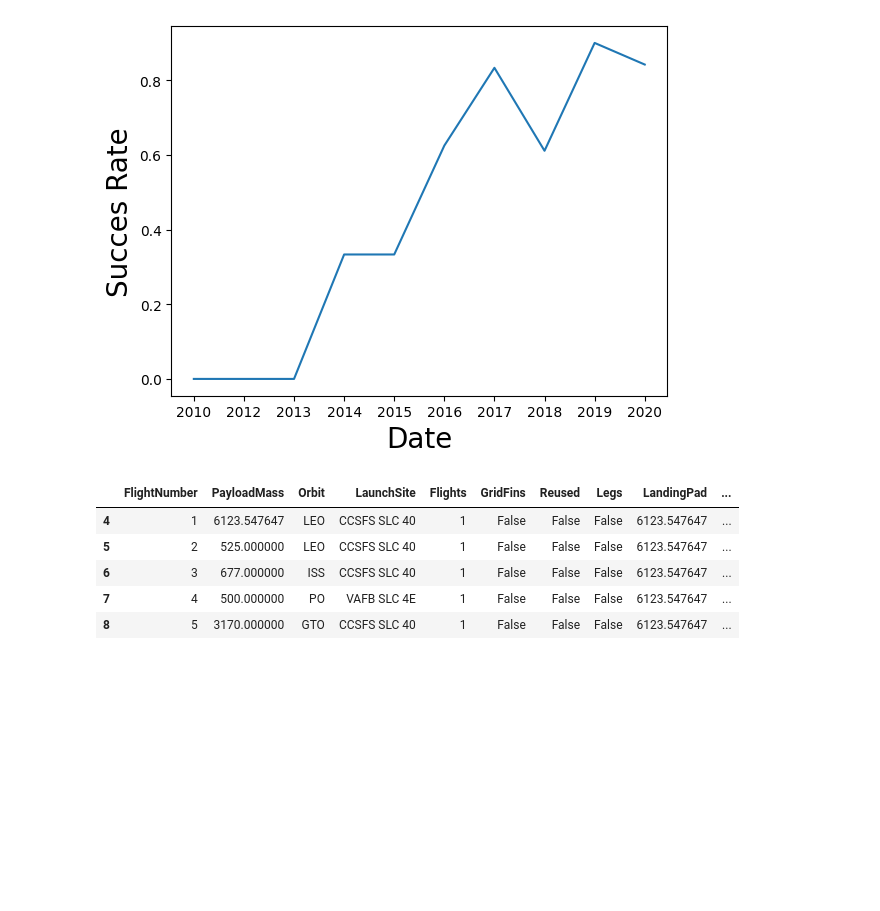
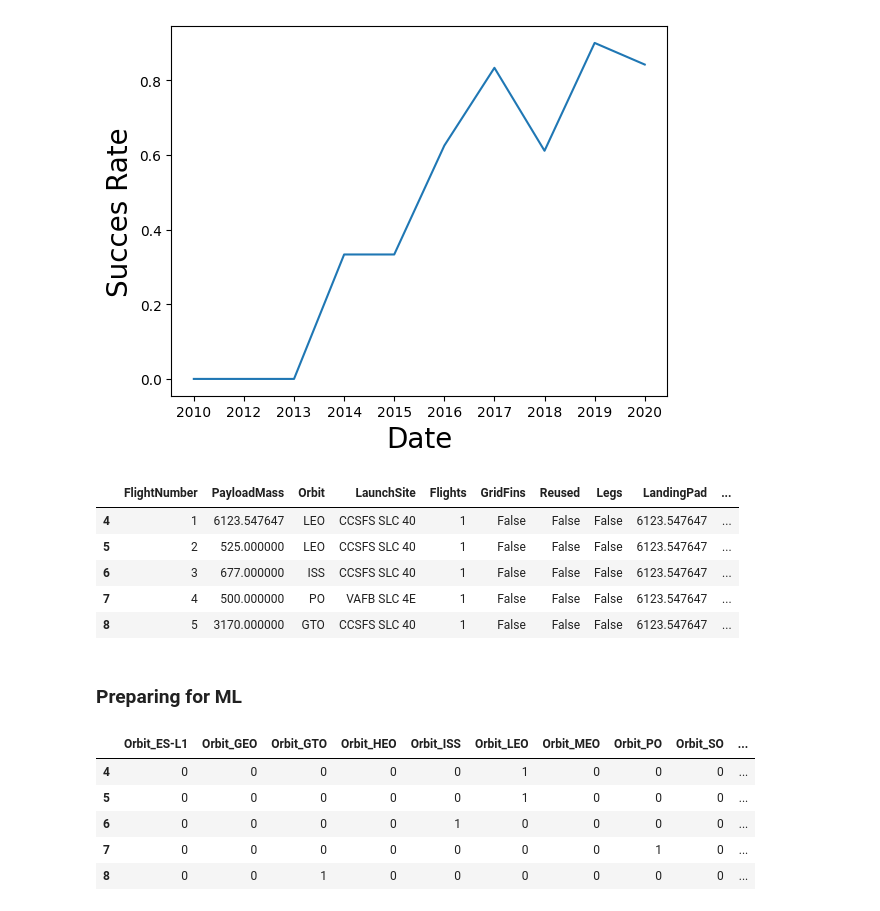
Before and after one commit to Gregory-lab-eng/SpaceX-Falcon-9-first-stage-Landing-Prediction, a Jupyter notebook: SpaceX_Falcon_9_first_stage_Landing_Prediction.ipynb, the cells around one changed output. Drawn from its saved outputs; the diff is of its cells as text; code cells hidden in the pictures; blank space fills up the shorter version.

```diff
--- a/SpaceX_Falcon_9_first_stage_Landing_Prediction.ipynb
+++ b/SpaceX_Falcon_9_first_stage_Landing_Prediction.ipynb
@@ -563,3 +563,16 @@ features.head()
 | 6 | 3 | 677.000000 | ISS | CCSFS SLC 40 | 1 | False | False | False | 6123.547647 | ... |
 | 7 | 4 | 500.000000 | PO | VAFB SLC 4E | 1 | False | False | False | 6123.547647 | ... |
 | 8 | 5 | 3170.000000 | GTO | CCSFS SLC 40 | 1 | False | False | False | 6123.547647 | ... |
+# %% [markdown]
+### Preparing for ML
+# %%
+features_one_hot = pd.get_dummies(features[['Orbit','LaunchSite','LandingPad','Serial']])
+features_one_hot = features_one_hot.astype(int)
+features_one_hot.head()
+# %% [output]
+|  | Orbit_ES-L1 | Orbit_GEO | Orbit_GTO | Orbit_HEO | Orbit_ISS | Orbit_LEO | Orbit_MEO | Orbit_PO | Orbit_SO | ... |
+| 4 | 0 | 0 | 0 | 0 | 0 | 1 | 0 | 0 | 0 | ... |
+| 5 | 0 | 0 | 0 | 0 | 0 | 1 | 0 | 0 | 0 | ... |
+| 6 | 0 | 0 | 0 | 0 | 1 | 0 | 0 | 0 | 0 | ... |
+| 7 | 0 | 0 | 0 | 0 | 0 | 0 | 0 | 1 | 0 | ... |
+| 8 | 0 | 0 | 1 | 0 | 0 | 0 | 0 | 0 | 0 | ... |
```
Also changed, not shown: parts of 1 cell of this notebook.
